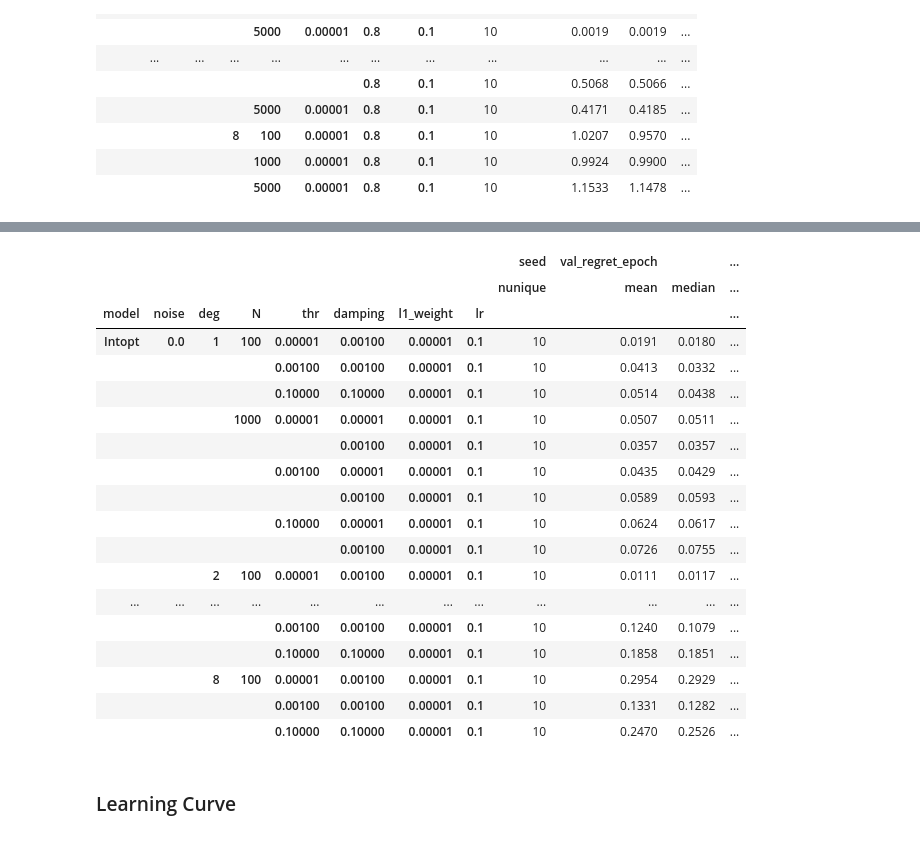
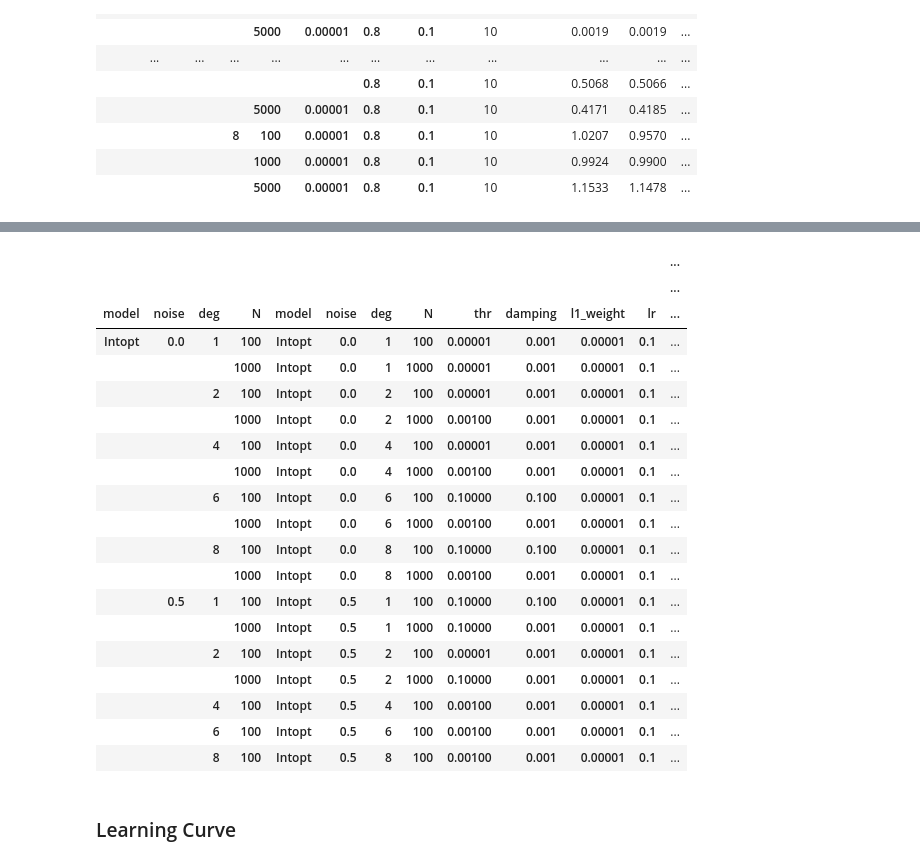
Before and after one commit to PredOpt/predopt-benchmarks, a Jupyter notebook: SPOSP/ResultIn Tabular.ipynb, the cells around one changed output, grey strips where cells are left out. Cells and saved outputs as stored; diff of their text form; code cells hidden in the pictures.

```diff
--- a/SPOSP/ResultIn Tabular.ipynb
+++ b/SPOSP/ResultIn Tabular.ipynb
@@ -436,30 +442,37 @@ qptl_rslt.groupby(['model','noise','deg','N','mu', 'l1_weight','lr'],dropna=Fals
 # %%
 intopt_rslt = pd.read_csv("Rslt/Normed_Intopt_rslt.csv")
-intopt_rslt.groupby(['model','noise','deg','N','thr','damping',  'l1_weight','lr'],dropna=False).agg({
+intopt_rslt_grouped = intopt_rslt.groupby(['model','noise','deg','N','thr','damping',  'l1_weight','lr'],dropna=False).agg({
     'seed': 'nunique',
     'val_regret_epoch':['mean','median'],
     "test_regret_epoch":['mean','std','count'],
     "test_mse_epoch":['mean','std','count'],}).round(4)
+#print(groups.apply(lambda g: g[g['B'] == g['B'].max()]))
+
+#intopt_rslt_grouped.apply(lambda g: g[g[( 'val_regret_epoch',    'mean')] == g['B'].max()])
+# intopt_rslt_grouped
+groups = intopt_rslt_grouped.groupby(['model','noise','deg','N'])
+groups.apply(lambda g: g[g[( 'val_regret_epoch',    'mean')] == g[( 'val_regret_epoch',    'mean')].min()])
 # %% [output]
-|  |  |  |  |  |  |  |  | seed | val_regret_epoch |  | ... |
-|  |  |  |  |  |  |  |  | nunique | mean | median | ... |
-| model | noise | deg | N | thr | damping | l1_weight | lr |  |  |  | ... |
-| Intopt | 0.0 | 1 | 100 | 0.00001 | 0.00100 | 0.00001 | 0.1 | 10 | 0.0191 | 0.0180 | ... |
-|  |  |  |  | 0.00100 | 0.00100 | 0.00001 | 0.1 | 10 | 0.0413 | 0.0332 | ... |
-|  |  |  |  | 0.10000 | 0.10000 | 0.00001 | 0.1 | 10 | 0.0514 | 0.0438 | ... |
-|  |  |  | 1000 | 0.00001 | 0.00001 | 0.00001 | 0.1 | 10 | 0.0507 | 0.0511 | ... |
-|  |  |  |  |  | 0.00100 | 0.00001 | 0.1 | 10 | 0.0357 | 0.0357 | ... |
-|  |  |  |  | 0.00100 | 0.00001 | 0.00001 | 0.1 | 10 | 0.0435 | 0.0429 | ... |
-|  |  |  |  |  | 0.00100 | 0.00001 | 0.1 | 10 | 0.0589 | 0.0593 | ... |
-|  |  |  |  | 0.10000 | 0.00001 | 0.00001 | 0.1 | 10 | 0.0624 | 0.0617 | ... |
-|  |  |  |  |  | 0.00100 | 0.00001 | 0.1 | 10 | 0.0726 | 0.0755 | ... |
-|  |  | 2 | 100 | 0.00001 | 0.00100 | 0.00001 | 0.1 | 10 | 0.0111 | 0.0117 | ... |
-| ... | ... | ... | ... | ... | ... | ... | ... | ... | ... | ... | ... |
-|  |  |  |  | 0.00100 | 0.00100 | 0.00001 | 0.1 | 10 | 0.1240 | 0.1079 | ... |
-|  |  |  |  | 0.10000 | 0.10000 | 0.00001 | 0.1 | 10 | 0.1858 | 0.1851 | ... |
-|  |  | 8 | 100 | 0.00001 | 0.00100 | 0.00001 | 0.1 | 10 | 0.2954 | 0.2929 | ... |
-|  |  |  |  | 0.00100 | 0.00100 | 0.00001 | 0.1 | 10 | 0.1331 | 0.1282 | ... |
-|  |  |  |  | 0.10000 | 0.10000 | 0.00001 | 0.1 | 10 | 0.2470 | 0.2526 | ... |
+|  |  |  |  |  |  |  |  |  |  |  |  | ... |
+|  |  |  |  |  |  |  |  |  |  |  |  | ... |
+| model | noise | deg | N | model | noise | deg | N | thr | damping | l1_weight | lr | ... |
+| Intopt | 0.0 | 1 | 100 | Intopt | 0.0 | 1 | 100 | 0.00001 | 0.001 | 0.00001 | 0.1 | ... |
+|  |  |  | 1000 | Intopt | 0.0 | 1 | 1000 | 0.00001 | 0.001 | 0.00001 | 0.1 | ... |
+|  |  | 2 | 100 | Intopt | 0.0 | 2 | 100 | 0.00001 | 0.001 | 0.00001 | 0.1 | ... |
+|  |  |  | 1000 | Intopt | 0.0 | 2 | 1000 | 0.00100 | 0.001 | 0.00001 | 0.1 | ... |
+|  |  | 4 | 100 | Intopt | 0.0 | 4 | 100 | 0.00001 | 0.001 | 0.00001 | 0.1 | ... |
+|  |  |  | 1000 | Intopt | 0.0 | 4 | 1000 | 0.00100 | 0.001 | 0.00001 | 0.1 | ... |
+|  |  | 6 | 100 | Intopt | 0.0 | 6 | 100 | 0.10000 | 0.100 | 0.00001 | 0.1 | ... |
+|  |  |  | 1000 | Intopt | 0.0 | 6 | 1000 | 0.00100 | 0.001 | 0.00001 | 0.1 | ... |
+|  |  | 8 | 100 | Intopt | 0.0 | 8 | 100 | 0.10000 | 0.100 | 0.00001 | 0.1 | ... |
+|  |  |  | 1000 | Intopt | 0.0 | 8 | 1000 | 0.00100 | 0.001 | 0.00001 | 0.1 | ... |
+|  | 0.5 | 1 | 100 | Intopt | 0.5 | 1 | 100 | 0.10000 | 0.100 | 0.00001 | 0.1 | ... |
+|  |  |  | 1000 | Intopt | 0.5 | 1 | 1000 | 0.10000 | 0.001 | 0.00001 | 0.1 | ... |
+|  |  | 2 | 100 | Intopt | 0.5 | 2 | 100 | 0.00001 | 0.001 | 0.00001 | 0.1 | ... |
+|  |  |  | 1000 | Intopt | 0.5 | 2 | 1000 | 0.10000 | 0.001 | 0.00001 | 0.1 | ... |
+|  |  | 4 | 100 | Intopt | 0.5 | 4 | 100 | 0.00100 | 0.001 | 0.00001 | 0.1 | ... |
+|  |  | 6 | 100 | Intopt | 0.5 | 6 | 100 | 0.00100 | 0.001 | 0.00001 | 0.1 | ... |
+|  |  | 8 | 100 | Intopt | 0.5 | 8 | 100 | 0.00100 | 0.001 | 0.00001 | 0.1 | ... |
 # %% [markdown]
 ### Learning Curve
 # %%
```
Also changed, not shown: parts of 3 cells of this notebook, 6 other files.
